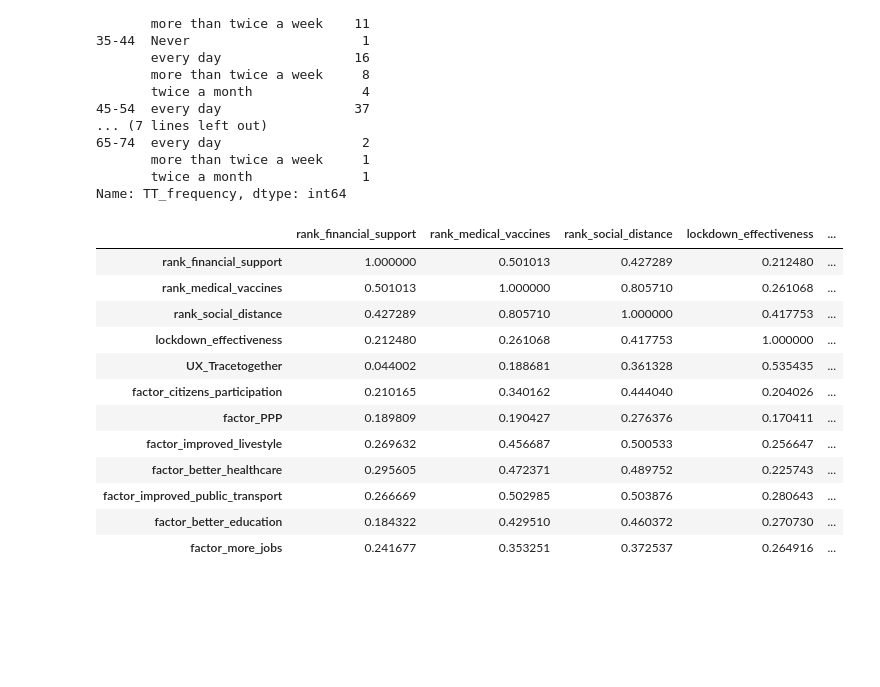
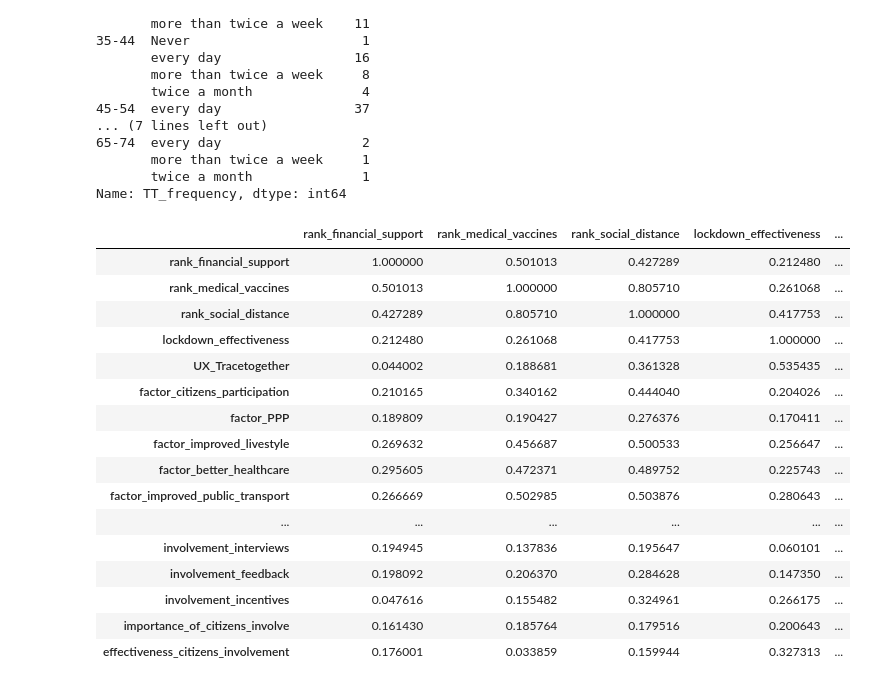
Before and after one commit to motethansen/tracetogether_survey, a Jupyter notebook: surveydata.ipynb, the cells around one changed output. Saved outputs shown, nothing was run; the diff lists cells and outputs as text; code cells hidden in the pictures; blank space fills up the shorter version.

```diff
--- a/surveydata.ipynb
+++ b/surveydata.ipynb
@@ -181,20 +181,25 @@ Name: TT_frequency, dtype: int64
 # %%
 #rank and factor
 df_rank_factor = df_import[['rank_financial_support','rank_medical_vaccines','rank_social_distance','lockdown_effectiveness','UX_Tracetogether',
                            'factor_citizens_participation','factor_PPP','factor_improved_livestyle','factor_better_healthcare','factor_improved_public_transport',
-                           'factor_better_education','factor_more_jobs']]
+                           'factor_better_education','factor_more_jobs','involvement_survey','involvement_city_labs','involvement_interviews','involvement_feedback',
+                            'involvement_incentives','importance_of_citizens_involve','effectiveness_citizens_involvement']]
 df_rank_factor.corr()
 # %% [output]
 |  | rank_financial_support | rank_medical_vaccines | rank_social_distance | lockdown_effectiveness | ... |
 | rank_financial_support | 1.000000 | 0.501013 | 0.427289 | 0.212480 | ... |
 | rank_medical_vaccines | 0.501013 | 1.000000 | 0.805710 | 0.261068 | ... |
 | rank_social_distance | 0.427289 | 0.805710 | 1.000000 | 0.417753 | ... |
 | lockdown_effectiveness | 0.212480 | 0.261068 | 0.417753 | 1.000000 | ... |
 | UX_Tracetogether | 0.044002 | 0.188681 | 0.361328 | 0.535435 | ... |
 | factor_citizens_participation | 0.210165 | 0.340162 | 0.444040 | 0.204026 | ... |
 | factor_PPP | 0.189809 | 0.190427 | 0.276376 | 0.170411 | ... |
 | factor_improved_livestyle | 0.269632 | 0.456687 | 0.500533 | 0.256647 | ... |
 | factor_better_healthcare | 0.295605 | 0.472371 | 0.489752 | 0.225743 | ... |
 | factor_improved_public_transport | 0.266669 | 0.502985 | 0.503876 | 0.280643 | ... |
-| factor_better_education | 0.184322 | 0.429510 | 0.460372 | 0.270730 | ... |
-| factor_more_jobs | 0.241677 | 0.353251 | 0.372537 | 0.264916 | ... |
+| ... | ... | ... | ... | ... | ... |
+| involvement_interviews | 0.194945 | 0.137836 | 0.195647 | 0.060101 | ... |
+| involvement_feedback | 0.198092 | 0.206370 | 0.284628 | 0.147350 | ... |
+| involvement_incentives | 0.047616 | 0.155482 | 0.324961 | 0.266175 | ... |
+| importance_of_citizens_involve | 0.161430 | 0.185764 | 0.179516 | 0.200643 | ... |
+| effectiveness_citizens_involvement | 0.176001 | 0.033859 | 0.159944 | 0.327313 | ... |
```
Also changed, not shown: parts of 7 cells of this notebook, 4 other files.
